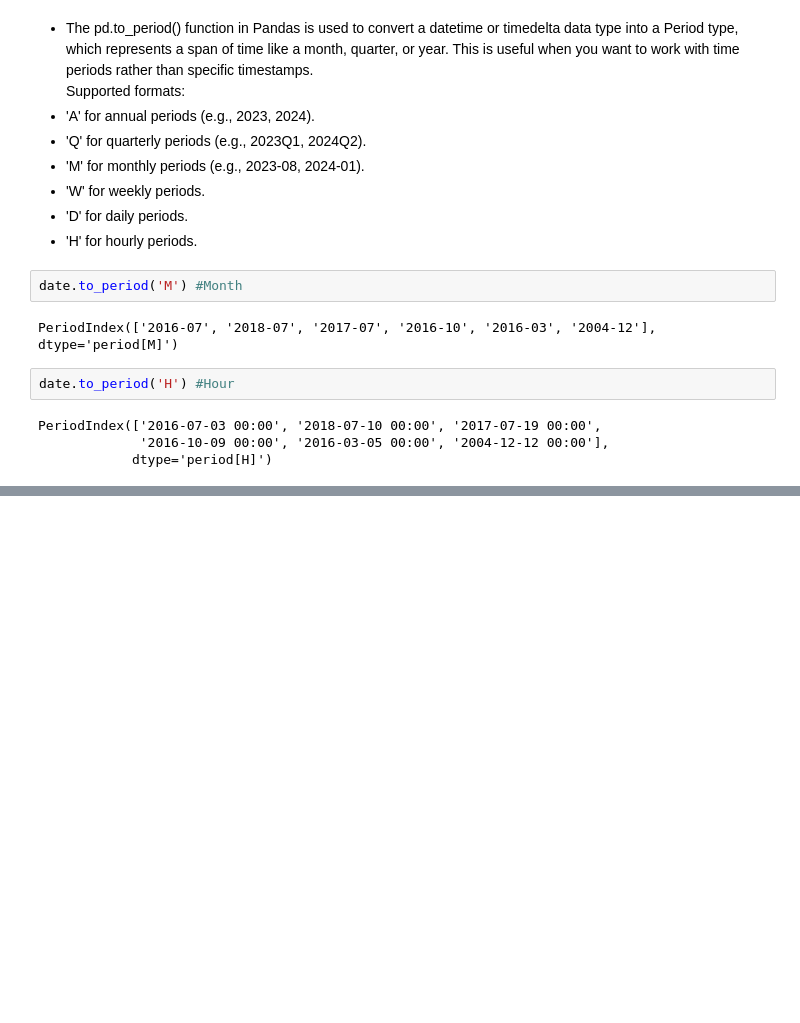
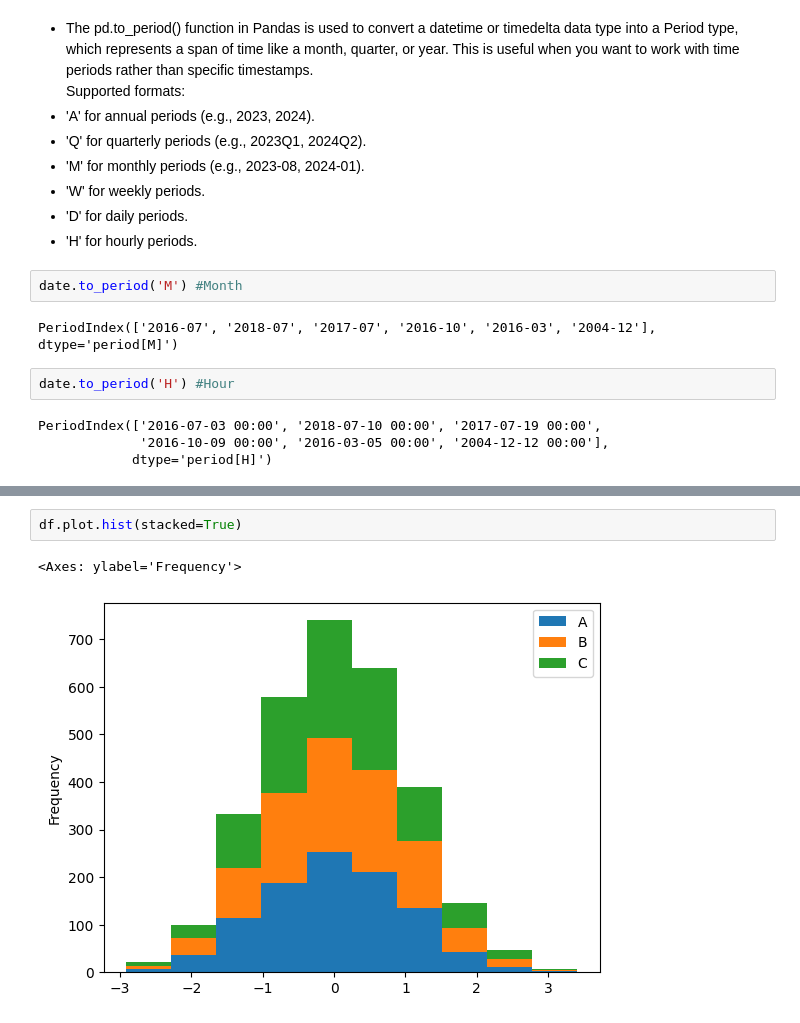
Before and after one commit to Aseem2004/Data_Science, a Jupyter notebook: 2_Data_Science_Libraries/Pandas/Pandas.ipynb, the cells around one changed output, grey strips where cells are left out. Drawn from its saved outputs; the diff is of its cells as text; blank space fills up the shorter version.

```diff
--- a/2_Data_Science_Libraries/Pandas/Pandas.ipynb
+++ b/2_Data_Science_Libraries/Pandas/Pandas.ipynb
@@ -699,0 +727,5 @@ PeriodIndex(['2016-07-03 00:00', '2018-07-10 00:00', '2017-07-19 00:00',
+# %%
+df.plot.hist(stacked=True)
+# %% [output]
+<Axes: ylabel='Frequency'>
+[figure, added]
```
Also changed, not shown: parts of 22 cells of this notebook.
